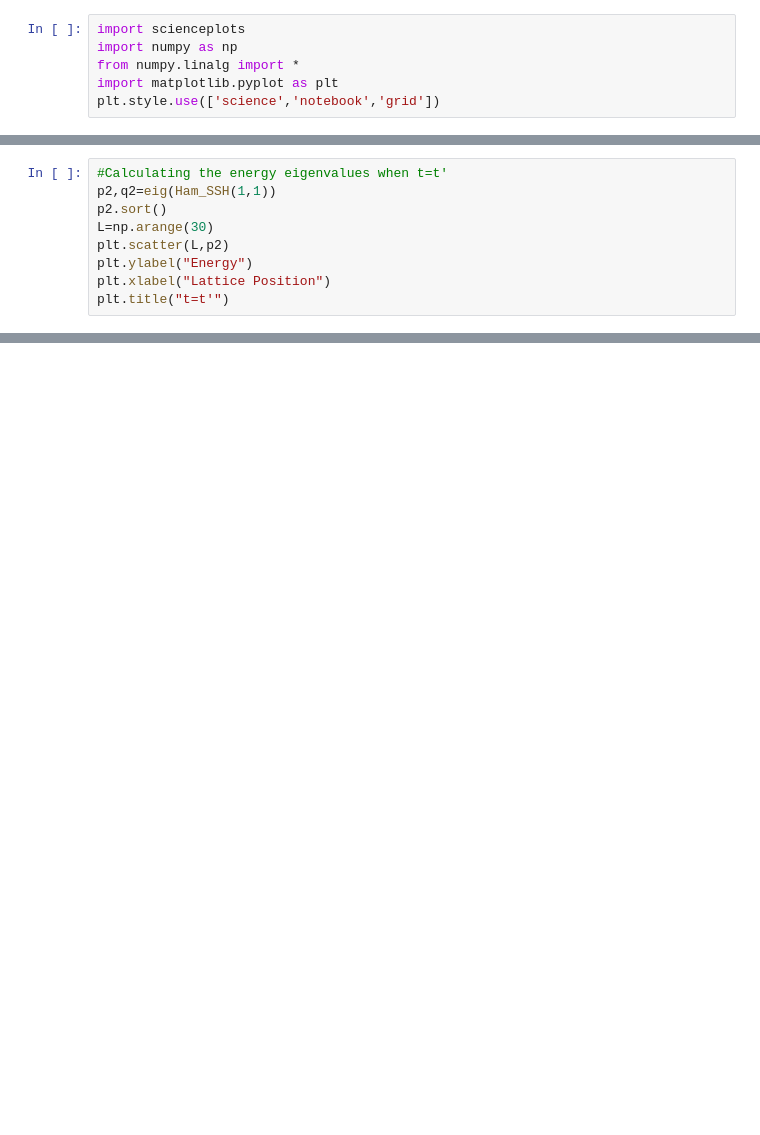
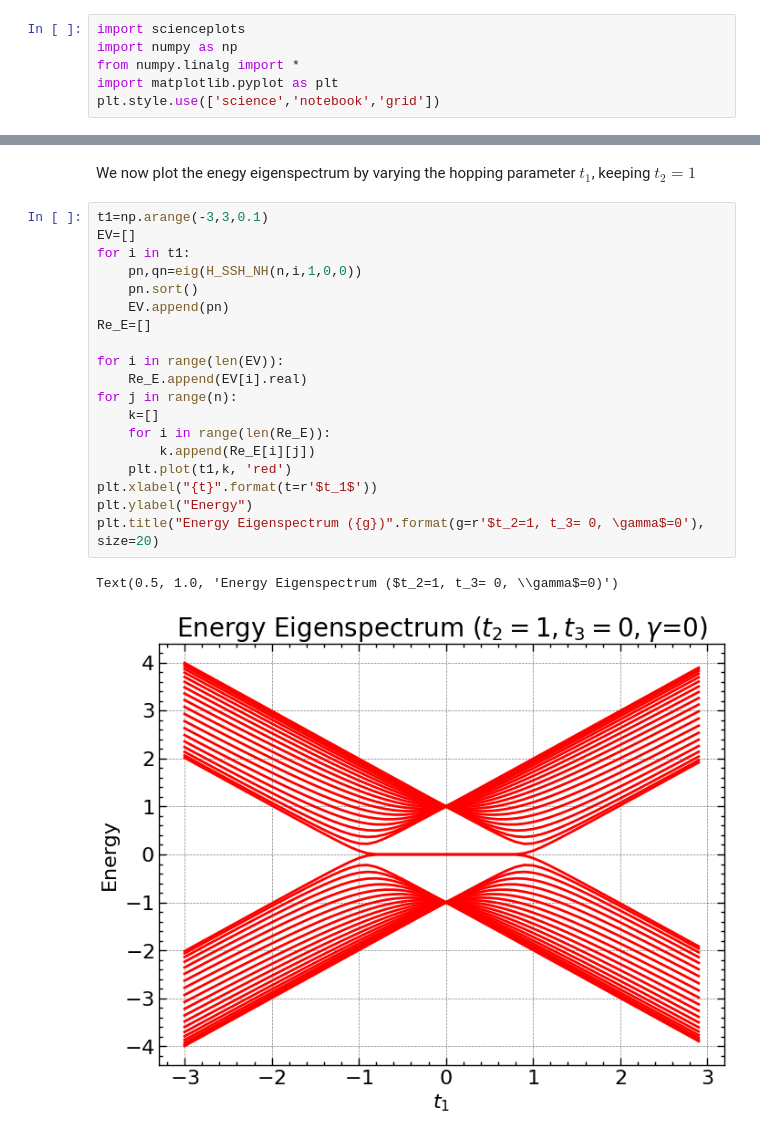
Before and after one commit to LoneWolf1304/Codes-Plots-and-other-Stuffs, a Jupyter notebook: SSH Model.ipynb, the cells around one changed output, grey strips where cells are left out. Cells and saved outputs as stored; diff of their text form; blank space fills up the shorter version.

```diff
--- a/SSH Model.ipynb
+++ b/SSH Model.ipynb
@@ -64,9 +29,0 @@ Text(0.5, 1.0, "t<t'")
-# %%
-#Calculating the energy eigenvalues when t=t'
-p2,q2=eig(Ham_SSH(1,1))
-p2.sort()
-L=np.arange(30)
-plt.scatter(L,p2)
-plt.ylabel("Energy")
-plt.xlabel("Lattice Position")
-plt.title("t=t'")
@@ -85,0 +135,24 @@ while i<2:
+# %% [markdown]
+We now plot the enegy eigenspectrum by varying the hopping parameter $t_1$, keeping $t_2=1$
+# %%
+t1=np.arange(-3,3,0.1)
+EV=[]
+for i in t1:
+    pn,qn=eig(H_SSH_NH(n,i,1,0,0))
+    pn.sort()
+    EV.append(pn)
+Re_E=[]
+
+for i in range(len(EV)):
+    Re_E.append(EV[i].real)
+for j in range(n):
+    k=[]
+    for i in range(len(Re_E)):
+        k.append(Re_E[i][j])
+    plt.plot(t1,k, 'red')
+plt.xlabel("{t}".format(t=r'$t_1$'))
+plt.ylabel("Energy")
+plt.title("Energy Eigenspectrum ({g})".format(g=r'$t_2=1, t_3= 0, \gamma$=0'), size=20)
+# %% [output]
+Text(0.5, 1.0, 'Energy Eigenspectrum ($t_2=1, t_3= 0, \\gamma$=0)')
+[figure, added]
```
Also changed, not shown: parts of 32 cells of this notebook.
